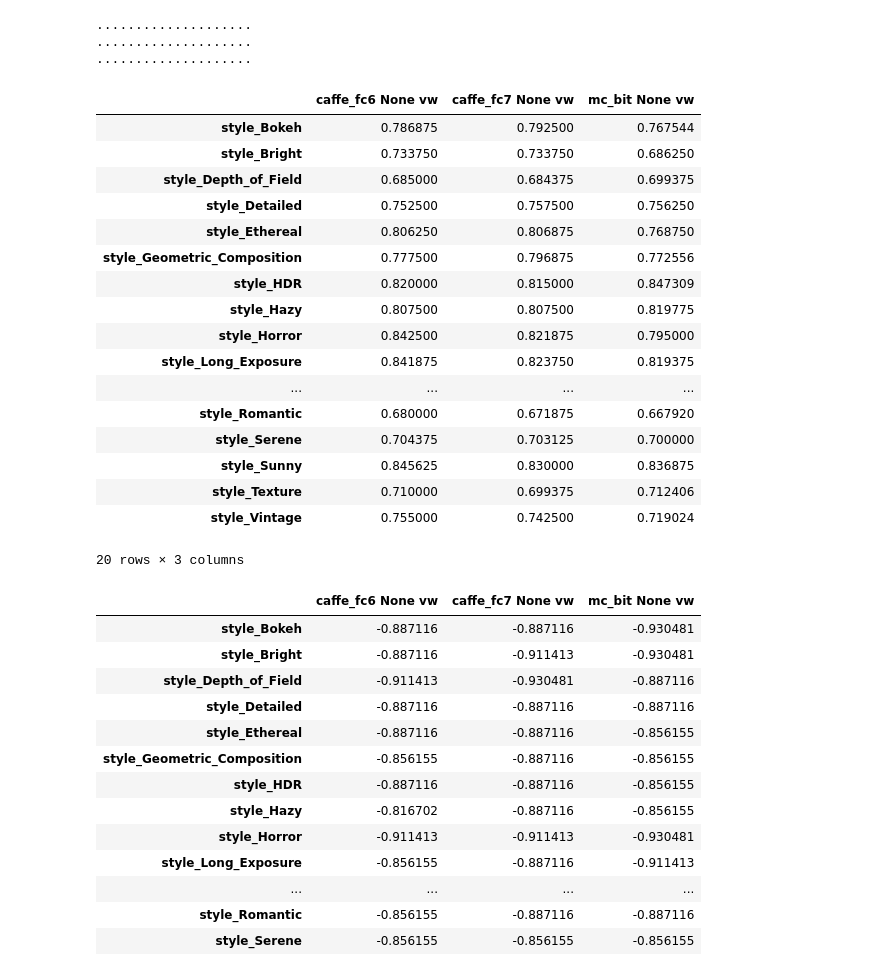
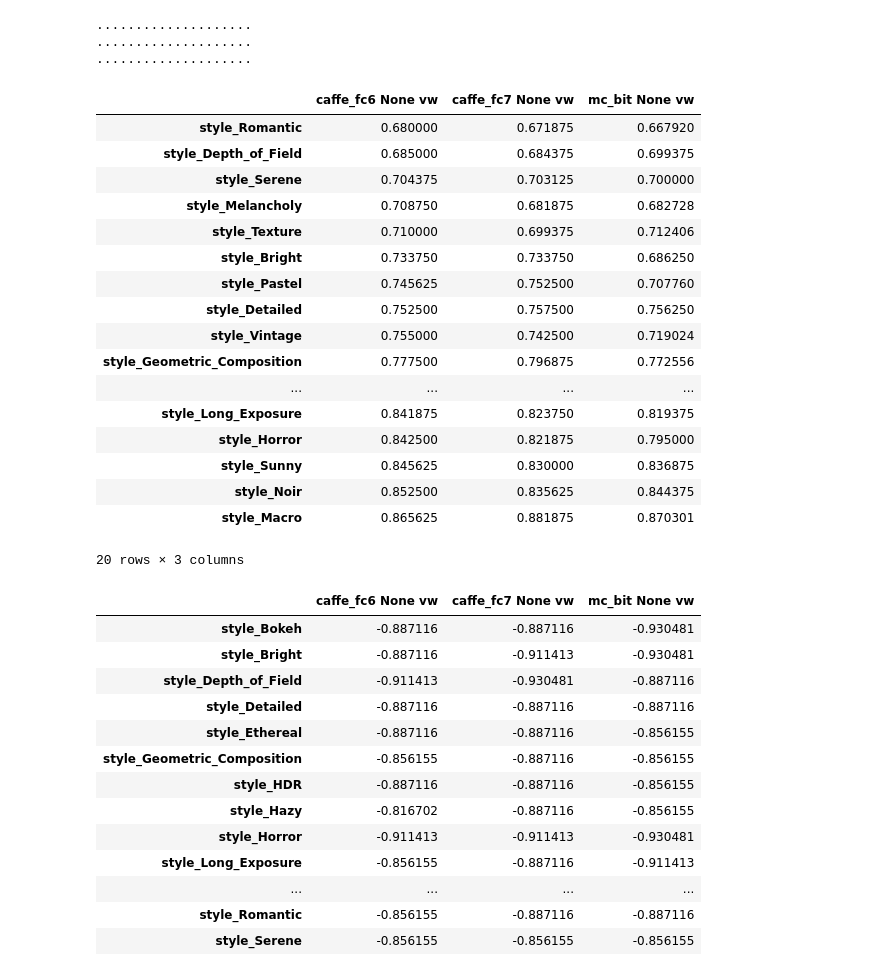
Before and after one commit to sergeyk/vislab, a Jupyter notebook: image_style_experiments/flickr results.ipynb, the cells around one changed output. Saved outputs shown, nothing was run; the diff lists cells and outputs as text; code cells hidden in the pictures.

```diff
--- a/image_style_experiments/flickr results.ipynb
+++ b/image_style_experiments/flickr results.ipynb
@@ -116,27 +116,27 @@ threshold_df, acc_df = vislab.results.learn_accuracy_thresholds_for_preds_panel(
 ....................
 ....................
 ....................
-# %%
-acc_df
-# %% [output]
-|  | caffe_fc6 None vw | caffe_fc7 None vw | mc_bit None vw |
-| style_Bokeh | 0.786875 | 0.792500 | 0.767544 |
-| style_Bright | 0.733750 | 0.733750 | 0.686250 |
-| style_Depth_of_Field | 0.685000 | 0.684375 | 0.699375 |
-| style_Detailed | 0.752500 | 0.757500 | 0.756250 |
-| style_Ethereal | 0.806250 | 0.806875 | 0.768750 |
-| style_Geometric_Composition | 0.777500 | 0.796875 | 0.772556 |
-| style_HDR | 0.820000 | 0.815000 | 0.847309 |
-| style_Hazy | 0.807500 | 0.807500 | 0.819775 |
-| style_Horror | 0.842500 | 0.821875 | 0.795000 |
-| style_Long_Exposure | 0.841875 | 0.823750 | 0.819375 |
-| ... | ... | ... | ... |
-| style_Romantic | 0.680000 | 0.671875 | 0.667920 |
-| style_Serene | 0.704375 | 0.703125 | 0.700000 |
-| style_Sunny | 0.845625 | 0.830000 | 0.836875 |
-| style_Texture | 0.710000 | 0.699375 | 0.712406 |
-| style_Vintage | 0.755000 | 0.742500 | 0.719024 |
-20 rows × 3 columns
+# %%
+acc_df.sort('caffe_fc6 None vw')
+# %% [output]
+|  | caffe_fc6 None vw | caffe_fc7 None vw | mc_bit None vw |
+| style_Romantic | 0.680000 | 0.671875 | 0.667920 |
+| style_Depth_of_Field | 0.685000 | 0.684375 | 0.699375 |
+| style_Serene | 0.704375 | 0.703125 | 0.700000 |
+| style_Melancholy | 0.708750 | 0.681875 | 0.682728 |
+| style_Texture | 0.710000 | 0.699375 | 0.712406 |
+| style_Bright | 0.733750 | 0.733750 | 0.686250 |
+| style_Pastel | 0.745625 | 0.752500 | 0.707760 |
+| style_Detailed | 0.752500 | 0.757500 | 0.756250 |
+| style_Vintage | 0.755000 | 0.742500 | 0.719024 |
+| style_Geometric_Composition | 0.777500 | 0.796875 | 0.772556 |
+| ... | ... | ... | ... |
+| style_Long_Exposure | 0.841875 | 0.823750 | 0.819375 |
+| style_Horror | 0.842500 | 0.821875 | 0.795000 |
+| style_Sunny | 0.845625 | 0.830000 | 0.836875 |
+| style_Noir | 0.852500 | 0.835625 | 0.844375 |
+| style_Macro | 0.865625 | 0.881875 | 0.870301 |
+20 rows × 3 columns
 # %%
 threshold_df
 # %% [output]
```
Also changed, not shown: parts of 2 cells of this notebook, 3 other files.
